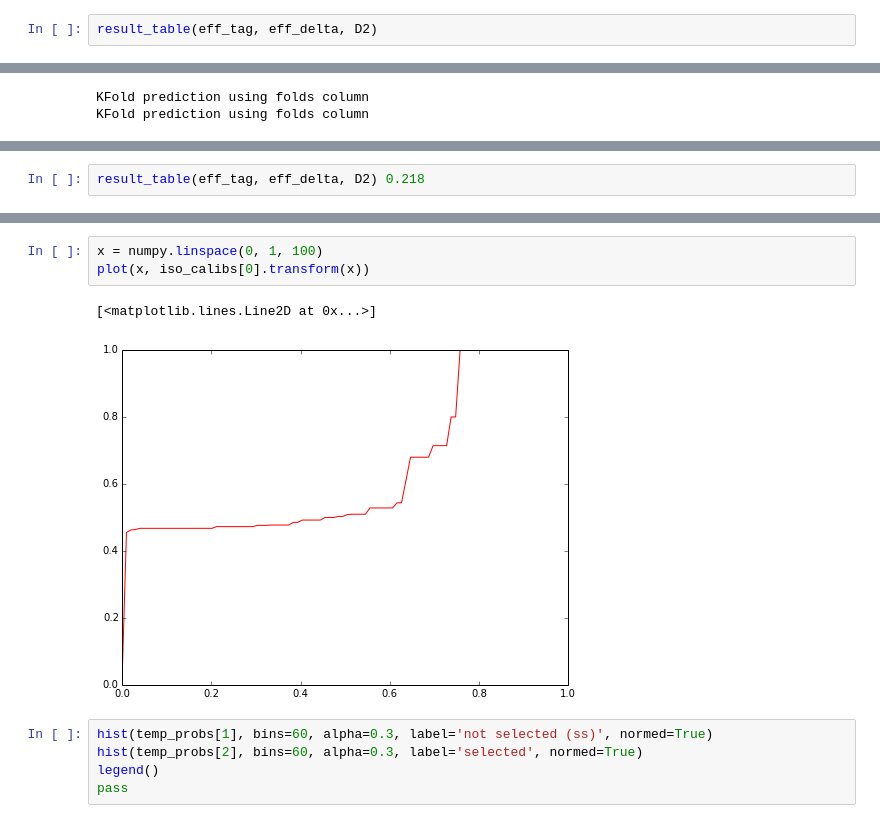
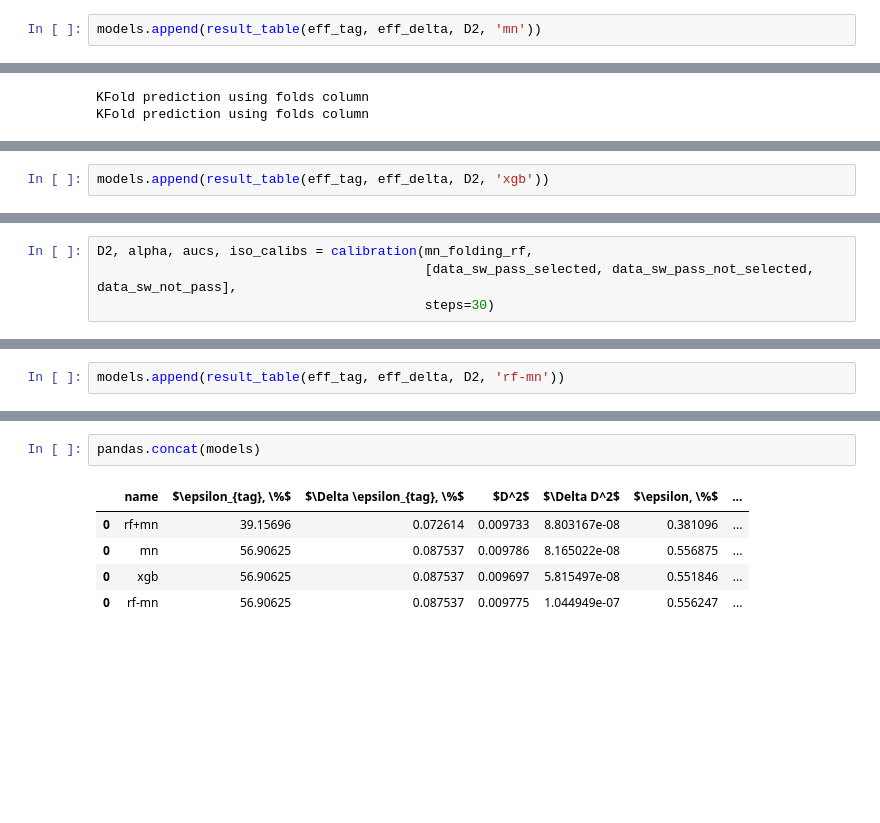
Before and after one commit to tlikhomanenko/tagging_LHCb, a Jupyter notebook: vertex.ipynb, the cells around one changed output, grey strips where cells are left out. Cells and saved outputs as stored; diff of their text form; blank space fills up the shorter version.

```diff
--- a/vertex.ipynb
+++ b/vertex.ipynb
@@ -324,2 +279,2 @@ AUC 0.539747998236 0.0
 # %%
-result_table(eff_tag, eff_delta, D2)
+models.append(result_table(eff_tag, eff_delta, D2, 'mn'))
@@ -345,2 +302,2 @@ AUC 0.547375400874 0.0
 # %%
-result_table(eff_tag, eff_delta, D2) 0.218
+models.append(result_table(eff_tag, eff_delta, D2, 'xgb'))
@@ -349,0 +306,4 @@ result_table(eff_tag, eff_delta, D2) 0.218
+# %%
+D2, alpha, aucs, iso_calibs = calibration(mn_folding_rf,
+                                          [data_sw_pass_selected, data_sw_pass_not_selected, data_sw_not_pass],
+                                          steps=30)
@@ -350 +318,3 @@ result_table(eff_tag, eff_delta, D2) 0.218
+# %%
+models.append(result_table(eff_tag, eff_delta, D2, 'rf-mn'))
 # %% [markdown]
@@ -371,11 +322,8 @@ pass
-# %%
-x = numpy.linspace(0, 1, 100)
-plot(x, iso_calibs[0].transform(x))
-# %% [output]
-[<matplotlib.lines.Line2D at 0x...>]
-[figure, removed]
-# %%
-hist(temp_probs[1], bins=60, alpha=0.3, label='not selected (ss)', normed=True)
-hist(temp_probs[2], bins=60, alpha=0.3, label='selected', normed=True)
-legend()
-pass
+# %%
+pandas.concat(models)
+# %% [output]
+|  | name | $\epsilon_{tag}, \%$ | $\Delta \epsilon_{tag}, \%$ | $D^2$ | $\Delta D^2$ | $\epsilon, \%$ | ... |
+| 0 | rf+mn | 39.15696 | 0.072614 | 0.009733 | 8.803167e-08 | 0.381096 | ... |
+| 0 | mn | 56.90625 | 0.087537 | 0.009786 | 8.165022e-08 | 0.556875 | ... |
+| 0 | xgb | 56.90625 | 0.087537 | 0.009697 | 5.815497e-08 | 0.551846 | ... |
+| 0 | rf-mn | 56.90625 | 0.087537 | 0.009775 | 1.044949e-07 | 0.556247 | ... |
```
Also changed, not shown: parts of 39 cells of this notebook, 2 other files.
